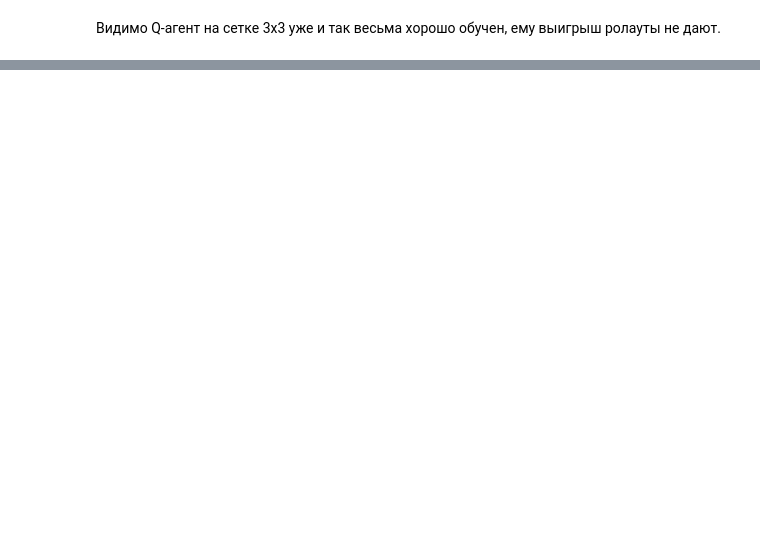
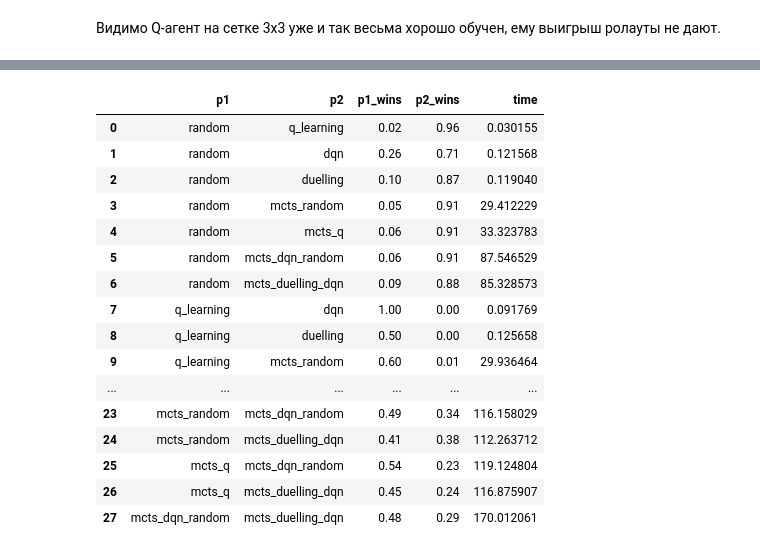
Before and after one commit to Wunder9l/made_ml_rl, a Jupyter notebook: hw2/homework_2.ipynb, the cells around one changed output, grey strips where cells are left out. Saved outputs shown, nothing was run; the diff lists cells and outputs as text; code cells hidden in the pictures; blank space fills up the shorter version.

Commit message:
Multiple agents tournament

```diff
--- a/hw2/homework_2.ipynb
+++ b/hw2/homework_2.ipynb
@@ -413,0 +451,38 @@ fig.show()
+# %%
+
+reload(my_env), reload(agents), reload(utils), reload(rollout), reload(mcts), reload(plot_utils)
+N_ROWS, N_COLS, N_WINS = 3, 3, 3
+env = my_env.TicTacToe(N_ROWS, N_COLS, N_WINS)
+
+q_agent = agents.QStrategy.load('q_agent.data')
+dqn_agent = agents.DQNPlayerWrapper(env, torch.load('dqn.data'))
+duelling_dqn_agent = agents.DQNPlayerWrapper(env, torch.load('duelling_dqn.data'))
+random_agent = agents.RandomAgent()
+
+mcts_cnt = 30
+rollouts_cnt = 20
+players = {
+    'random': agents.RandomAgent(),
+    'q_learning': q_agent,
+    'dqn': dqn_agent,
+    'duelling': duelling_dqn_agent,
+
+    'mcts_random': mcts.MCTSPlayer(env, random_agent, random_agent, mcts_cnt, alpha=0.0, rollouts_per_update=rollouts_cnt, ucb_c=0.2),
+    'mcts_q': mcts.MCTSPlayer(env, q_agent, random_agent, mcts_cnt, alpha=0.3, rollouts_per_update=rollouts_cnt, ucb_c=0.2),
+    'mcts_dqn_random': mcts.MCTSPlayer(env, dqn_agent, random_agent, mcts_cnt, alpha=0.3, rollouts_per_update=rollouts_cnt, ucb_c=0.2),
+    'mcts_duelling_dqn': mcts.MCTSPlayer(env, duelling_dqn_agent, random_agent, mcts_cnt, alpha=0.3, rollouts_per_update=rollouts_cnt, ucb_c=0.2),
+
+}
+# plot_test_game(env, players['mcts_dqn'], players['random'], random_crosses=False, random_naughts=False, verbose=False, fontx=60)
+results = []
+for p1, p2 in itertools.combinations(players.keys(), 2):
+    start = time_ns()
+    games = 100
+    wins = {p1: 0, p2: 0}
+    player1, player2 = players[p1], players[p2]
+    for i in range(games):
+        winner = utils.play_one_episode(env, player1, player2)
+        wins[p1] += int(winner == player1)
+        wins[p2] += int(winner == player2)
+    print(f'Game {p1}[{wins[p1]}] - {p2}[{wins[p2]}], took {(time_ns() - start)/1e9}s')
+    results.append({'p1': p1, 'p2': p2, 'p1_wins': wins[p1] / games, 'p2_wins': wins[p2] / games, 'time': (time_ns() - start)/1e9})
@@ -413,0 +507,20 @@ fig.show()
+# %%
+pd.DataFrame(results)
+# %% [output]
+|  | p1 | p2 | p1_wins | p2_wins | time |
+| 0 | random | q_learning | 0.02 | 0.96 | 0.030155 |
+| 1 | random | dqn | 0.26 | 0.71 | 0.121568 |
+| 2 | random | duelling | 0.10 | 0.87 | 0.119040 |
+| 3 | random | mcts_random | 0.05 | 0.91 | 29.412229 |
+| 4 | random | mcts_q | 0.06 | 0.91 | 33.323783 |
+| 5 | random | mcts_dqn_random | 0.06 | 0.91 | 87.546529 |
+| 6 | random | mcts_duelling_dqn | 0.09 | 0.88 | 85.328573 |
+| 7 | q_learning | dqn | 1.00 | 0.00 | 0.091769 |
+| 8 | q_learning | duelling | 0.50 | 0.00 | 0.125658 |
+| 9 | q_learning | mcts_random | 0.60 | 0.01 | 29.936464 |
+| ... | ... | ... | ... | ... | ... |
+| 23 | mcts_random | mcts_dqn_random | 0.49 | 0.34 | 116.158029 |
+| 24 | mcts_random | mcts_duelling_dqn | 0.41 | 0.38 | 112.263712 |
+| 25 | mcts_q | mcts_dqn_random | 0.54 | 0.23 | 119.124804 |
+| 26 | mcts_q | mcts_duelling_dqn | 0.45 | 0.24 | 116.875907 |
+| 27 | mcts_dqn_random | mcts_duelling_dqn | 0.48 | 0.29 | 170.012061 |
```
Also changed, not shown: parts of 11 cells of this notebook, 3 other files.
